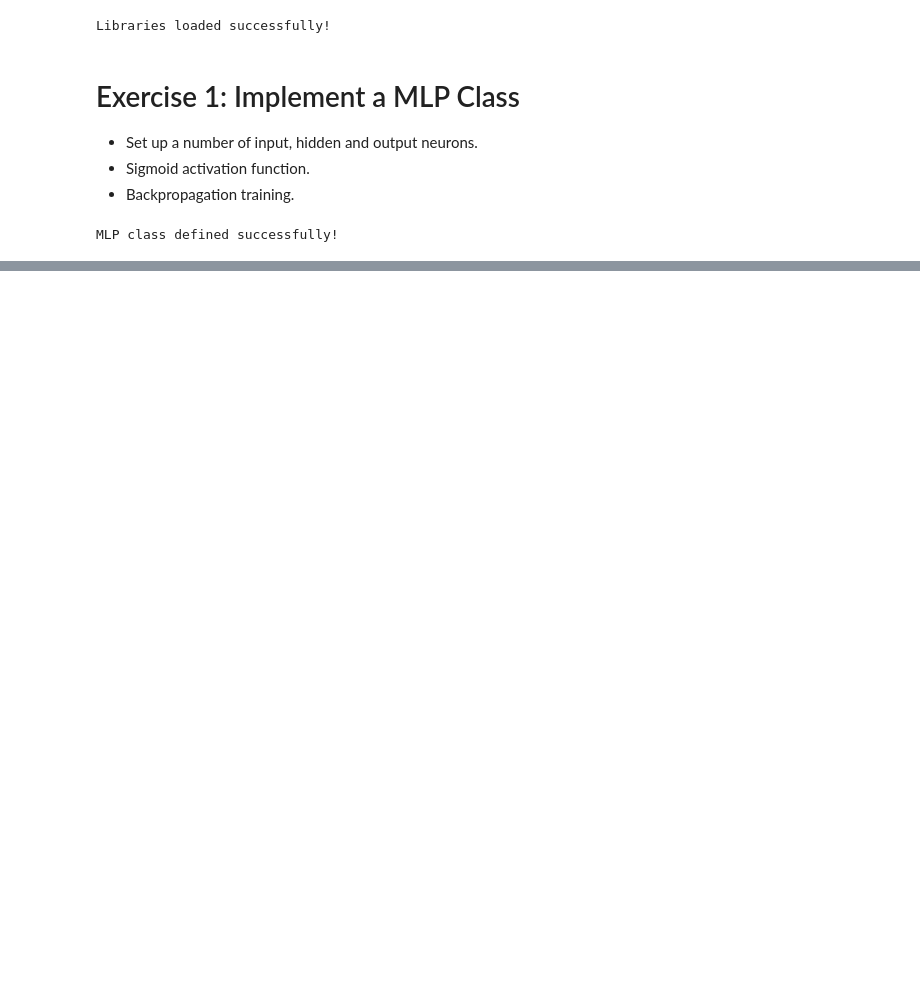
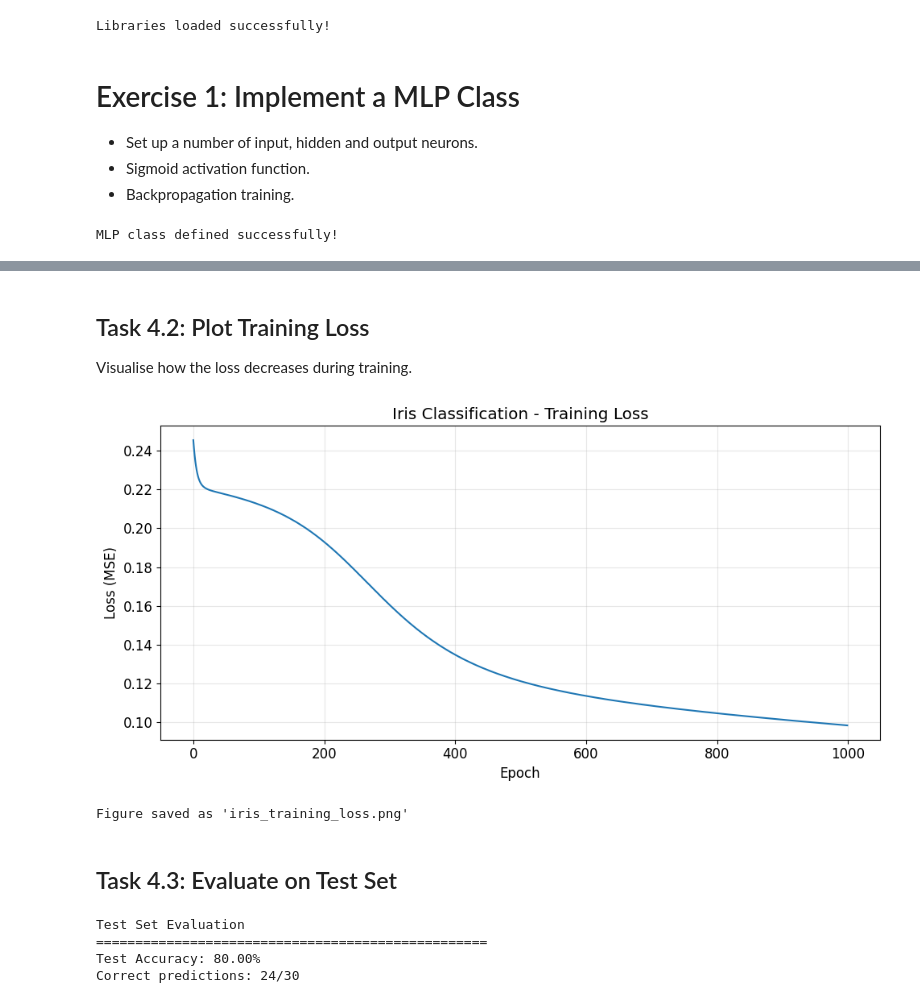
Before and after one commit to StevenDerrig/Artificial-Intelligence-Labs, a Jupyter notebook: Lab2/Lab2Exercises.ipynb, the cells around one changed output, grey strips where cells are left out. Cells and saved outputs as stored; diff of their text form; code cells hidden in the pictures; blank space fills up the shorter version.

```diff
--- a/Lab2/Lab2Exercises.ipynb
+++ b/Lab2/Lab2Exercises.ipynb
@@ -165,0 +287,11 @@ MLP class defined successfully!
+# %%
+# One-hot encode targets
+encoder = OneHotEncoder(sparse_output=False)
+y_onehot = encoder.fit_transform(y.reshape(-1, 1))
+
+print("One-Hot Encoding")
+print("=" * 50)
+print(f"Original y[:5]: {y[:5]}")
+print(f"\nOne-hot y[:5]:")
+print(y_onehot[:5])
+print(f"\nEncoding: 0 → [1,0,0], 1 → [0,1,0], 2 → [0,0,1]")
@@ -165,0 +313,11 @@ MLP class defined successfully!
+# %%
+# Splitting data: 80% train, 20% test
+X_train, X_test, y_train, y_test = train_test_split(X_normalized, y_onehot, test_size=0.2, random_state=42, stratify=y)
+
+# Keep original labels for evaluation
+_, _, y_train_labels, y_test_labels = train_test_split(X_normalized, y, test_size=0.2, random_state=42, stratify=y)
+
+print("Train/Test Split")
+print("=" * 50)
+print(f"Training set: {X_train.shape[0]} samples")
+print(f"Test set: {X_test.shape[0]} samples")
@@ -165,0 +336,9 @@ MLP class defined successfully!
+# %%
+np.random.seed(42)
+
+# Creating MLP with 4 inputs, 8 hidden, 3 outputs and learning rate 0.5
+mlp_iris = MLP(n_inputs=4, n_hidden=8, n_outputs=3, learning_rate=0.5)
+print("MLP for Iris dataset created successfully!")
+
+print("Training MLP on Iris dataset...")
+losses_iris = mlp_iris.train(X_train, y_train, epochs=1000, verbose=True)
@@ -165,0 +359,35 @@ MLP class defined successfully!
+# %% [markdown]
+## Task 4.2: Plot Training Loss
+Visualise how the loss decreases during training.
+# %%
+plt.figure(figsize=(10, 5))
+plt.plot(losses_iris)
+plt.xlabel('Epoch')
+plt.ylabel('Loss (MSE)')
+plt.title('Iris Classification - Training Loss')
+plt.grid(True, alpha=0.3)
+plt.tight_layout()
+plt.savefig('iris_training_loss.png', dpi=150)
+plt.show()
+print("Figure saved as 'iris_training_loss.png'")
+# %% [output]
+[figure, added]
+Figure saved as 'iris_training_loss.png'
+# %% [markdown]
+## Task 4.3: Evaluate on Test Set
+# %%
+# Predictions and evaluation
+y_pred = mlp_iris.predict(X_test)
+y_test_labels = np.argmax(y_test, axis=1)
+
+# Accuracy
+accuracy = np.mean(y_pred == y_test_labels)
+print("Test Set Evaluation")
+print("=" * 50)
+print(f"Test Accuracy: {accuracy * 100:.2f}%")
+print(f"Correct predictions: {np.sum(y_pred == y_test_labels)}/{len(y_test_labels)}")
+# %% [output]
+Test Set Evaluation
+==================================================
+Test Accuracy: 80.00%
+Correct predictions: 24/30
```
Also changed, not shown: parts of 15 cells of this notebook, 1 other file.
